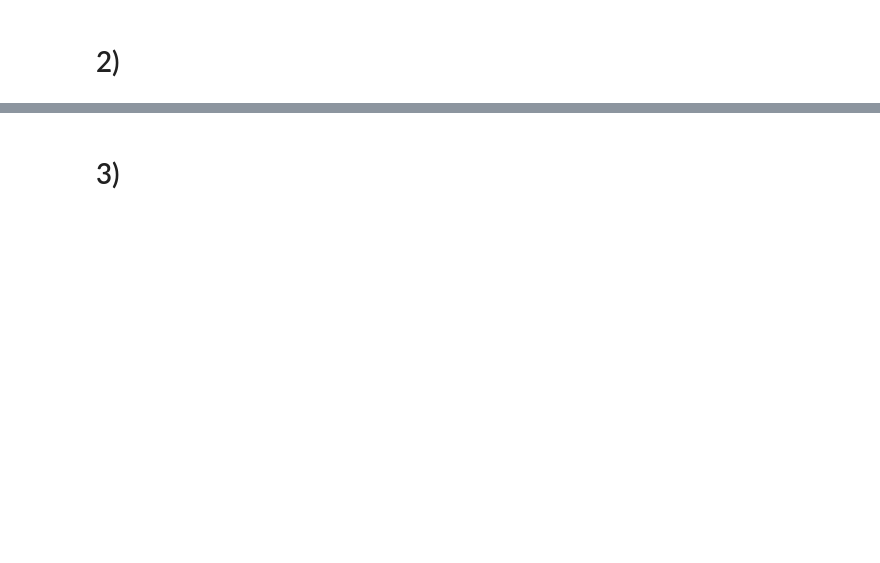
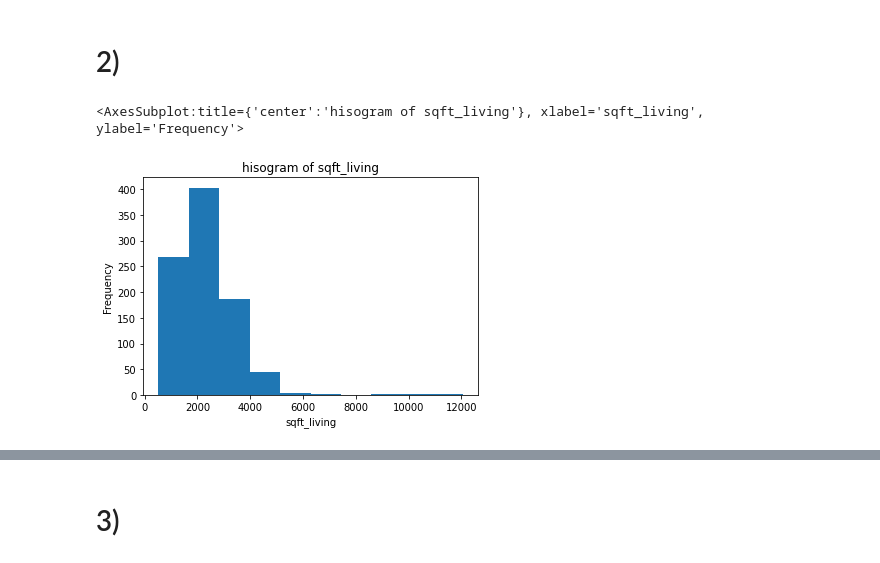
Before and after one commit to HamoudaBenAbdennebi/ai, a Jupyter notebook: ckp4.ipynb, the cells around one changed output, grey strips where cells are left out. Saved outputs shown, nothing was run; the diff lists cells and outputs as text; code cells hidden in the pictures; blank space fills up the shorter version.

```diff
--- a/ckp4.ipynb
+++ b/ckp4.ipynb
@@ -76,2 +71,9 @@ df
 # %% [markdown]
 # 2)
+# %%
+plt.title('hisogram of sqft_living')
+plt.xlabel('sqft_living')
+df['sqft_living'].plot.hist()
+# %% [output]
+<AxesSubplot:title={'center':'hisogram of sqft_living'}, xlabel='sqft_living', ylabel='Frequency'>
+[figure, added]
```
Also changed, not shown: parts of 13 cells of this notebook.
